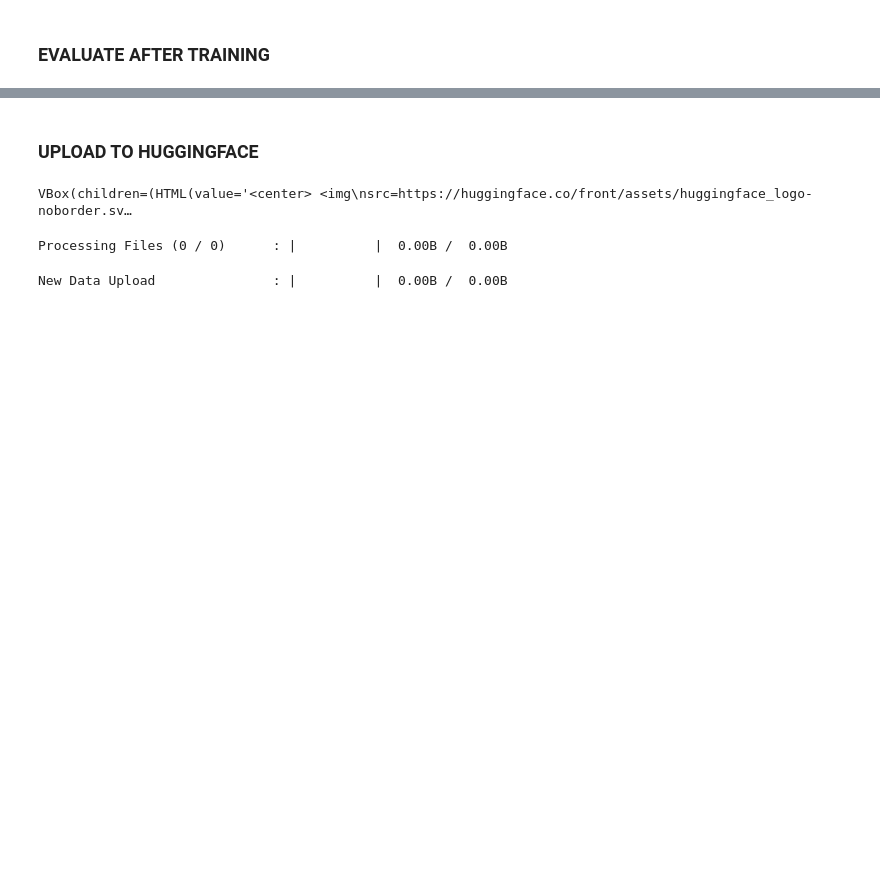
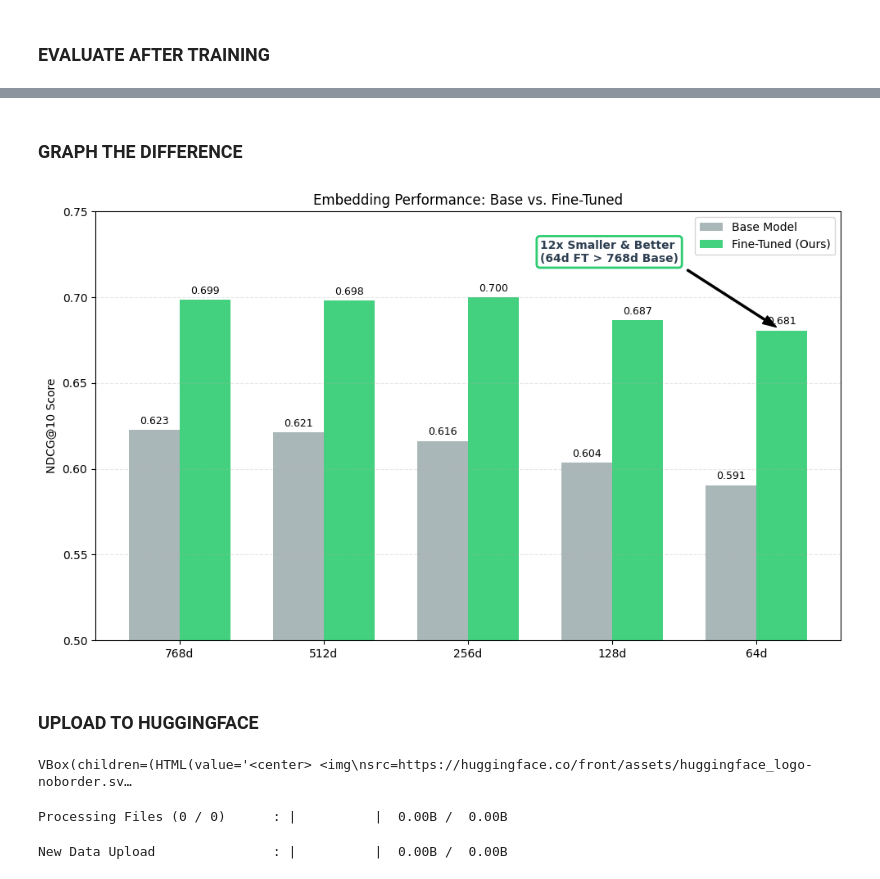
Before and after one commit to DuyPham72/AcademicBuddy-HybridRAG-LangChain, a Jupyter notebook: fine_tune/embedding/granite4_embedding.ipynb, the cells around one changed output, grey strips where cells are left out. Cells and saved outputs as stored; diff of their text form; code cells hidden in the pictures; blank space fills up the shorter version.

```diff
--- a/fine_tune/embedding/granite4_embedding.ipynb
+++ b/fine_tune/embedding/granite4_embedding.ipynb
@@ -278,3 +385,76 @@ seq_score: 0.659423
+# %% [markdown]
+### GRAPH THE DIFFERENCE
+# %%
+# --- 1. Dynamic Data Extraction ---
+target_metric = "ndcg@10"
+dims = []
+base_scores = []
+ft_scores = []
+
+# Populate lists dynamically using your existing variables
+for dim in MATRYOSHKA_DIMS:
+    dims.append(f"{dim}d")
+
+    key = f"dim_{dim}_cosine_{target_metric}"
+    base_scores.append(base_results.get(key, 0))
+    ft_scores.append(ft_results.get(key, 0))
+
+# --- 2. Plotting Setup ---
+x = np.arange(len(dims))
+width = 0.35
+
+fig, ax = plt.subplots(figsize=(10, 6))
+
+# Plot Bars
+rects1 = ax.bar(x - width/2, base_scores, width, label='Base Model', color='#95a5a6', alpha=0.8)
+rects2 = ax.bar(x + width/2, ft_scores, width, label='Fine-Tuned (Ours)', color='#2ecc71', alpha=0.9)
+
+# Styling
+ax.set_ylabel(f'{target_metric.upper()} Score')
+ax.set_title('Embedding Performance: Base vs. Fine-Tuned')
+ax.set_xticks(x)
+ax.set_xticklabels(dims)
+ax.set_ylim(0.5, 0.75)
+ax.legend(loc='upper right')
+ax.grid(axis='y', linestyle='--', alpha=0.3)
+
+# --- 3. Dynamic Annotation (64d FT > 768d Base) ---
+try:
+    # Find the index of 64 dimensions to place the arrow correctly
+    idx = MATRYOSHKA_DIMS.index(64)
+    val_ft = ft_scores[idx]
+
+    ax.annotate(
+        '12x Smaller & Better\n(64d FT > 768d Base)',
+        xy=(idx + width/2, val_ft),
+        xytext=(idx - 1.5, val_ft + 0.04), # Dynamic text positioning
+        arrowprops=dict(facecolor='black', shrink=0.05, width=1.5, headwidth=8),
+        fontsize=10,
+        fontweight='bold',
+        color='#2c3e50',
+        bbox=dict(boxstyle="round,pad=0.3", fc="white", ec="#2ecc71", lw=2)
+    )
+except ValueError:
+    pass # Handle case if 64 is not in the list
+
+# --- 4. Add Value Labels ---
+def autolabel(rects):
+    for rect in rects:
+        height = rect.get_height()
+        ax.annotate(f'{height:.3f}',
+                    xy=(rect.get_x() + rect.get_width() / 2, height),
+                    xytext=(0, 3),  # 3 points vertical offset
+                    textcoords="offset points",
+                    ha='center', va='bottom', fontsize=9)
+
+autolabel(rects1)
+autolabel(rects2)
+
+plt.tight_layout()
+plt.savefig('embedding_benchmark.png')
+plt.show()
+# %% [output]
+[figure, added]
 # %% [markdown]
 ### UPLOAD TO HUGGINGFACE
 # %%
```
Also changed, not shown: parts of 10 cells of this notebook, 1 other file.
